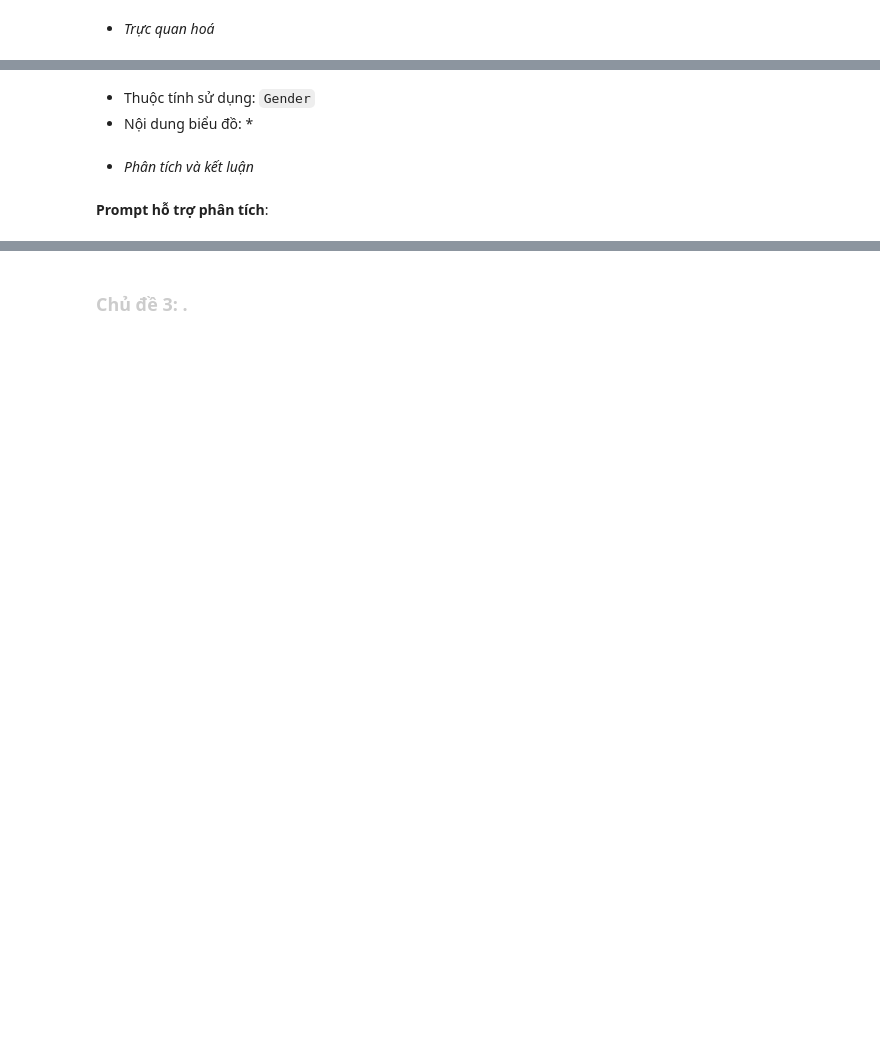
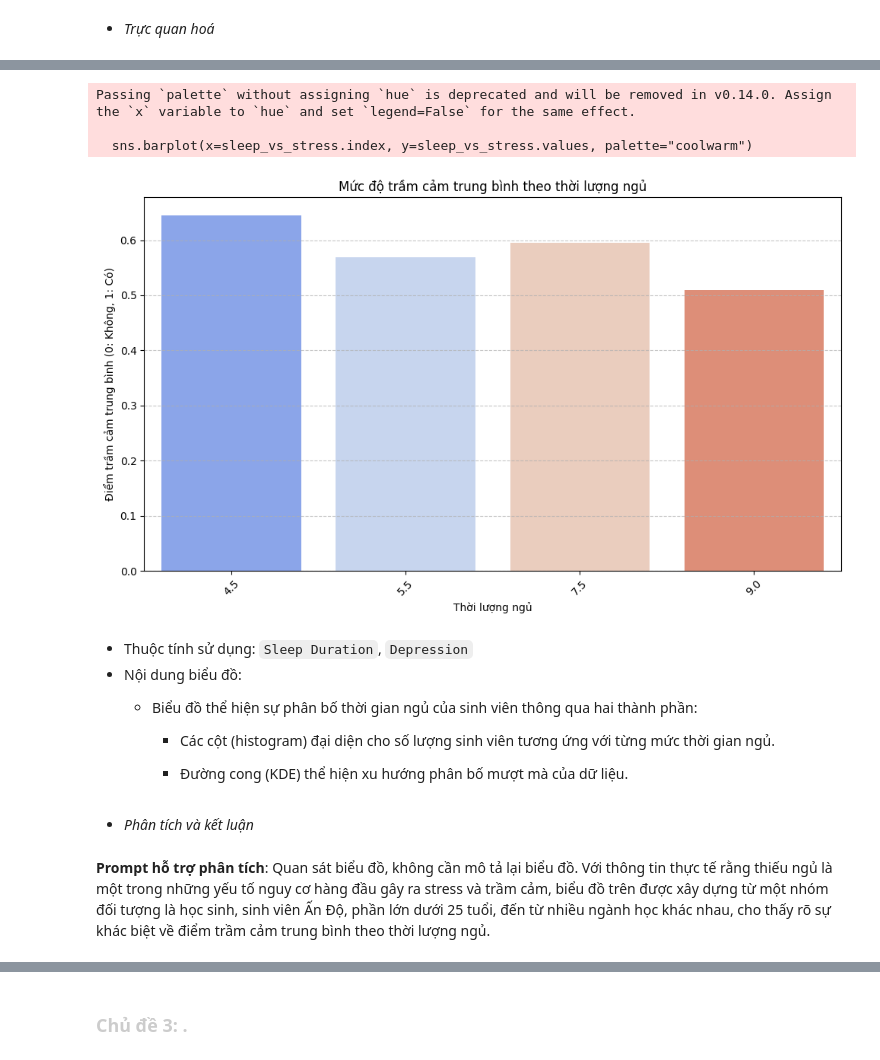
Before and after one commit to Dzivilord/Data_Insight_AI, a Jupyter notebook: src/ExploringData/Visualization_data.ipynb, the cells around one changed output, grey strips where cells are left out. Drawn from its saved outputs; the diff is of its cells as text; code cells hidden in the pictures; blank space fills up the shorter version.

```diff
--- a/src/ExploringData/Visualization_data.ipynb
+++ b/src/ExploringData/Visualization_data.ipynb
@@ -137,9 +231,35 @@ Xác thực vấn
+# %%
+# Kiểm tra các giá trị duy nhất
+unique_sleep = sleep_analyze_df['Sleep Duration'].value_counts()
+
+# Tính trung bình điểm trầm cảm (stress) theo từng nhóm Sleep Duration
+sleep_vs_stress = sleep_analyze_df.groupby('Sleep Duration')['Depression'].mean().sort_values()
+
+# Vẽ biểu đồ: Sleep Duration vs Average Depression Level
+plt.figure(figsize=(10,6))
+sns.barplot(x=sleep_vs_stress.index, y=sleep_vs_stress.values, palette="coolwarm")
+plt.title('Mức độ trầm cảm trung bình theo thời lượng ngủ')
+plt.xlabel('Thời lượng ngủ')
+plt.ylabel('Điểm trầm cảm trung bình (0: Không, 1: Có)')
+plt.xticks(rotation=45)
+plt.grid(axis='y', linestyle='--', alpha=0.7)
+plt.tight_layout()
+plt.show()
+# %% [output]
+Passing `palette` without assigning `hue` is deprecated and will be removed in v0.14.0. Assign the `x` variable to `hue` and set `legend=False` for the same effect.
+
+  sns.barplot(x=sleep_vs_stress.index, y=sleep_vs_stress.values, palette="coolwarm")
+[figure, added]
 # %% [markdown]
-- Thuộc tính sử dụng: `Gender`
+- Thuộc tính sử dụng: `Sleep Duration`, `Depression`
 - Nội dung biểu đồ:
-    *
+    - Biểu đồ thể hiện sự phân bố thời gian ngủ của sinh viên thông qua hai thành phần:
+
+        - Các cột (histogram) đại diện cho số lượng sinh viên tương ứng với từng mức thời gian ngủ.
+
+        - Đường cong (KDE) thể hiện xu hướng phân bố mượt mà của dữ liệu.
 # %% [markdown]
 * <span style="font-style:italic;">Phân tích và kết luận</span>
 # %% [markdown]
-**Prompt hỗ trợ phân tích**:
+**Prompt hỗ trợ phân tích**: Quan sát biểu đồ, không cần mô tả lại biểu đồ. Với thông tin thực tế rằng thiếu ngủ là một trong những yếu tố nguy cơ hàng đầu gây ra stress và trầm cảm, biểu đồ trên được xây dựng từ một nhóm đối tượng là học sinh, sinh viên Ấn Độ, phần lớn dưới 25 tuổi, đến từ nhiều ngành học khác nhau, cho thấy rõ sự khác biệt về điểm trầm cảm trung bình theo thời lượng ngủ.
 # %% [markdown]
```
Also changed, not shown: parts of 13 cells of this notebook, 1 other file.
